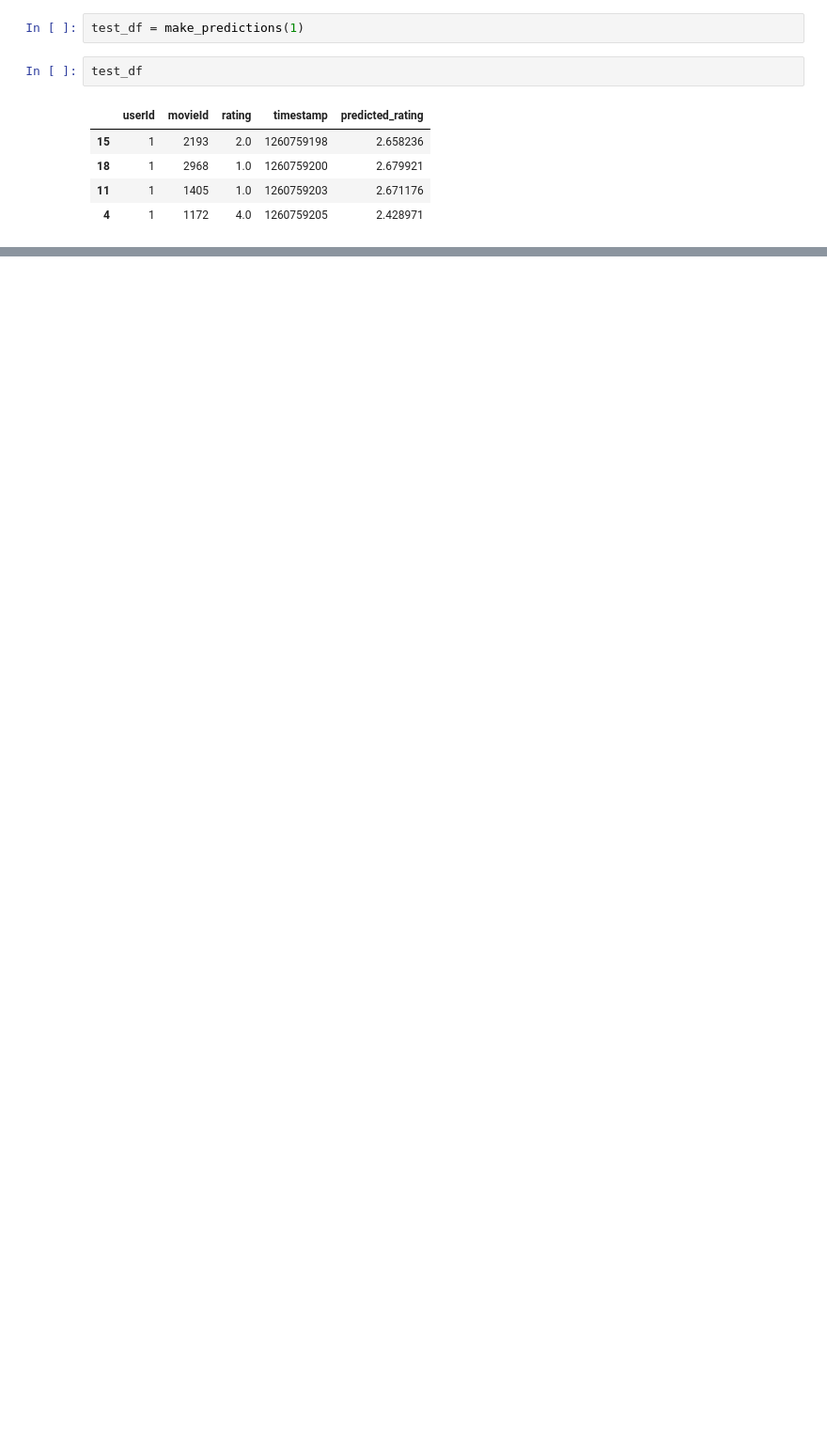
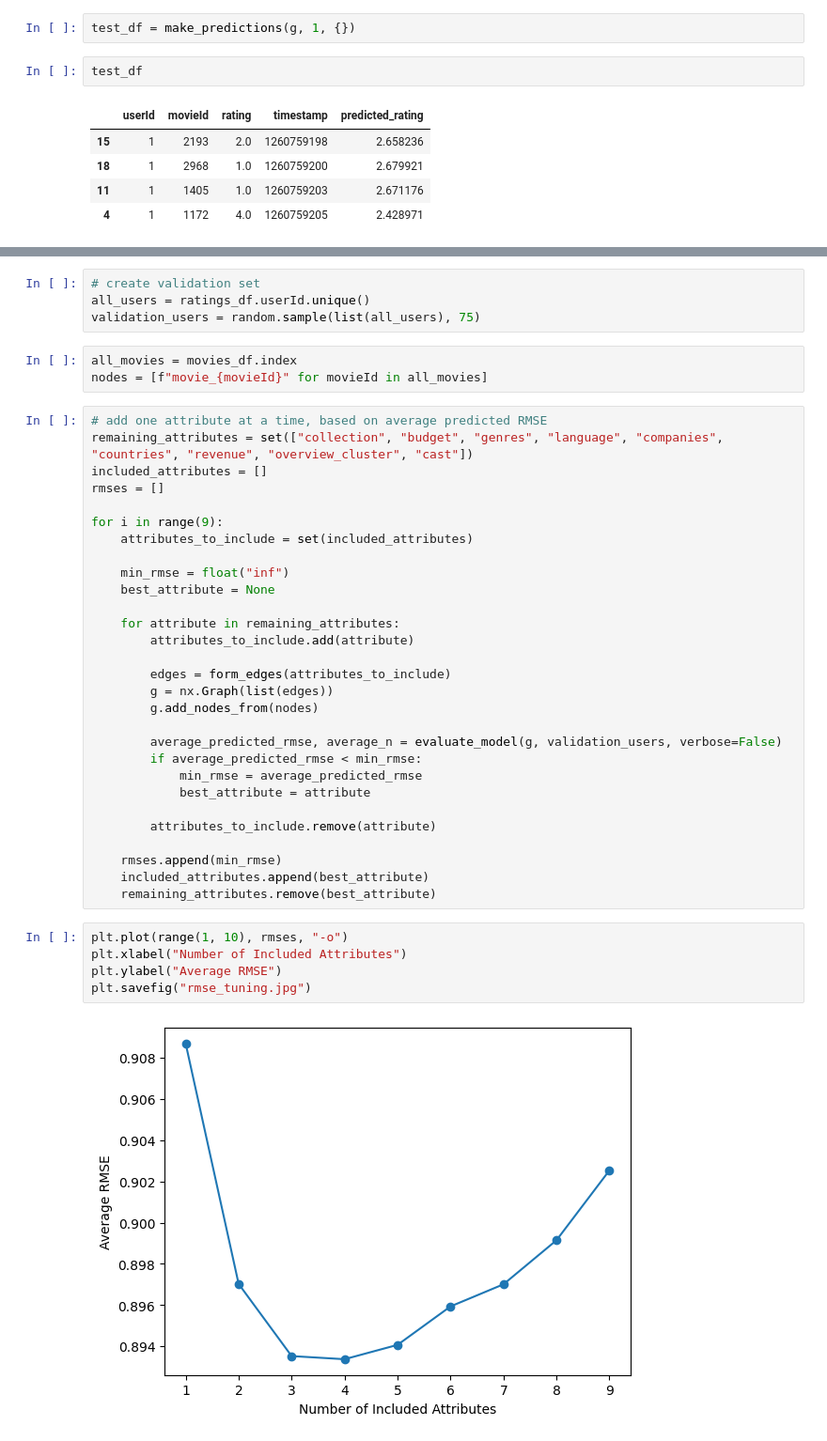
Before and after one commit to Linh-nk/Movies-rating-prediction, a Jupyter notebook: network_similarity.ipynb, the cells around one changed output, grey strips where cells are left out. Shown at 94% size. Cells and saved outputs as stored; diff of their text form; blank space fills up the shorter version.

Commit message:
added hyperparameter tuning for network similarity model, started some user similarity work

```diff
--- a/network_similarity.ipynb
+++ b/network_similarity.ipynb
@@ -209,7 +227,7 @@ def evaluate_predictions(test_df, verbose=True):
 
     return predicted_rmse, n
 # %%
-test_df = make_predictions(1)
+test_df = make_predictions(g, 1, {})
 # %%
 test_df
 # %% [output]
@@ -251,0 +280,43 @@ Correctly recommended 0.9687034277198212 of the top 3 movies on average
+# %%
+# create validation set
+all_users = ratings_df.userId.unique()
+validation_users = random.sample(list(all_users), 75)
+# %%
+all_movies = movies_df.index
+nodes = [f"movie_{movieId}" for movieId in all_movies]
+# %%
+# add one attribute at a time, based on average predicted RMSE
+remaining_attributes = set(["collection", "budget", "genres", "language", "companies", "countries", "revenue", "overview_cluster", "cast"])
+included_attributes = []
+rmses = []
+
+for i in range(9):
+    attributes_to_include = set(included_attributes)
+
+    min_rmse = float("inf")
+    best_attribute = None
+
+    for attribute in remaining_attributes:
+        attributes_to_include.add(attribute)
+
+        edges = form_edges(attributes_to_include)
+        g = nx.Graph(list(edges))
+        g.add_nodes_from(nodes)
+
+        average_predicted_rmse, average_n = evaluate_model(g, validation_users, verbose=False)
+        if average_predicted_rmse < min_rmse:
+            min_rmse = average_predicted_rmse
+            best_attribute = attribute
+
+        attributes_to_include.remove(attribute)
+
+    rmses.append(min_rmse)
+    included_attributes.append(best_attribute)
+    remaining_attributes.remove(best_attribute)
+# %%
+plt.plot(range(1, 10), rmses, "-o")
+plt.xlabel("Number of Included Attributes")
+plt.ylabel("Average RMSE")
+plt.savefig("rmse_tuning.jpg")
+# %% [output]
+[figure, added]
```
Also changed, not shown: parts of 12 cells of this notebook, 4 other files.
